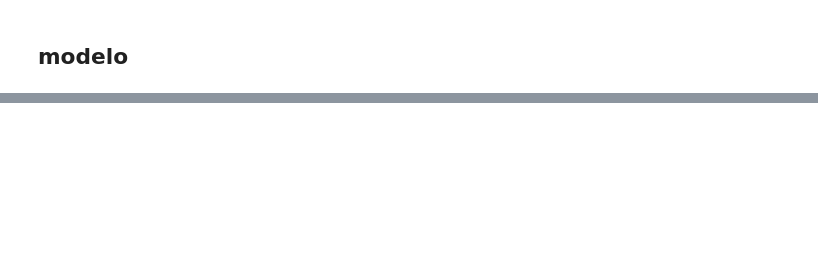
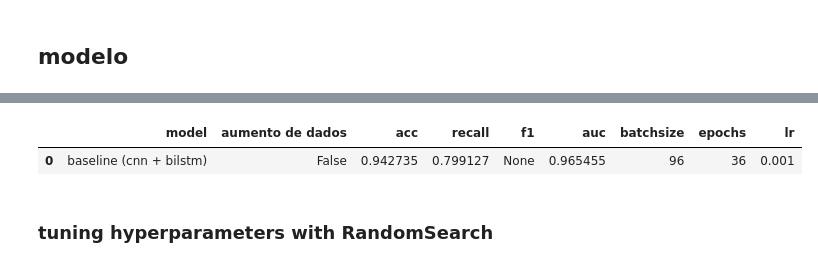
Before and after one commit to lari-ms/xai-heartattack-detection, a Jupyter notebook: notebooks/00_exploring_ptbxl.ipynb, the cells around one changed output, grey strips where cells are left out. Drawn from its saved outputs; the diff is of its cells as text; code cells hidden in the pictures; blank space fills up the shorter version.

Commit message:
hyperparameter tuning

```diff
--- a/notebooks/00_exploring_ptbxl.ipynb
+++ b/notebooks/00_exploring_ptbxl.ipynb
@@ -347,0 +340,2 @@ tf.__version__
+# %%
+loss, acc, precis, recall, auc = model.evaluate(X_test, ytest['label'], batch_size=96)
@@ -347,0 +355,25 @@ tf.__version__
+# %%
+#hiperparametros
+LR = 0.001
+BATCH_SIZE = 96
+EPOCHS = 50
+AUGMENTATION = False
+# %%
+result_df = pd.DataFrame({"model":[],
+                          "aumento de dados":[],
+                          "acc": [],
+                          "recall": [],
+                          "f1": [],
+                          "auc":[],
+                          "batchsize": [],
+                          "epochs": [],
+                          "lr": []})
+# %%
+result_df.loc[len(result_df)] = ["baseline (cnn + bilstm)", AUGMENTATION, acc, recall, None, auc, BATCH_SIZE, 36, LR]
+# %%
+result_df
+# %% [output]
+|  | model | aumento de dados | acc | recall | f1 | auc | batchsize | epochs | lr |
+| 0 | baseline (cnn + bilstm) | False | 0.942735 | 0.799127 | None | 0.965455 | 96 | 36 | 0.001 |
+# %% [markdown]
+### tuning hyperparameters with RandomSearch
```
Also changed, not shown: parts of 15 cells of this notebook, 4 other files.
